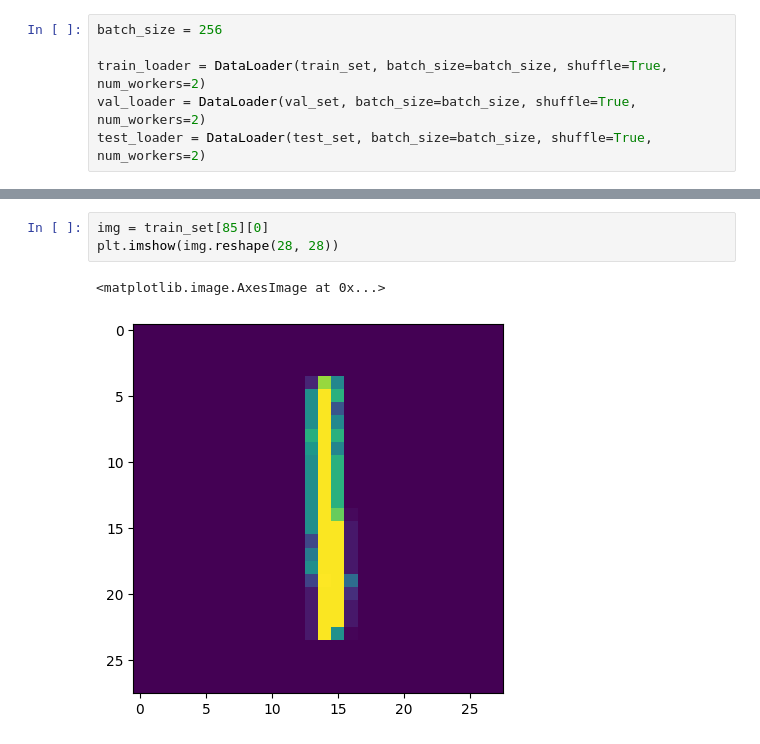
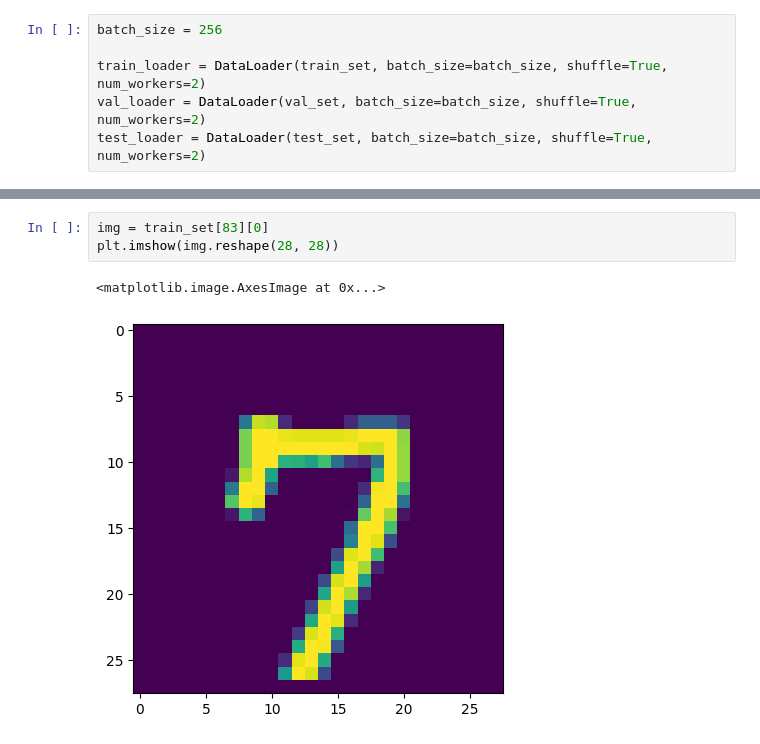
Before and after one commit to asdf93074/Autoencoders, a Jupyter notebook: Vae-MNIST.ipynb, the cells around one changed output, grey strips where cells are left out. Saved outputs shown, nothing was run; the diff lists cells and outputs as text.

```diff
--- a/Vae-MNIST.ipynb
+++ b/Vae-MNIST.ipynb
@@ -186,9 +206,9 @@ epoch: 1 iter: 200 train_loss: 0.2678104729930382 val_loss: 0.2663783406217893
 # %%
-img = train_set[85][0]
+img = train_set[83][0]
 plt.imshow(img.reshape(28, 28))
 # %% [output]
 <matplotlib.image.AxesImage at 0x...>
-[figure, old version]
+[figure, new version]
 # %%
 img = img.to(device).reshape(1, 784)
 x, mean, log_var = model(img)
```
Also changed, not shown: parts of 6 cells of this notebook.
